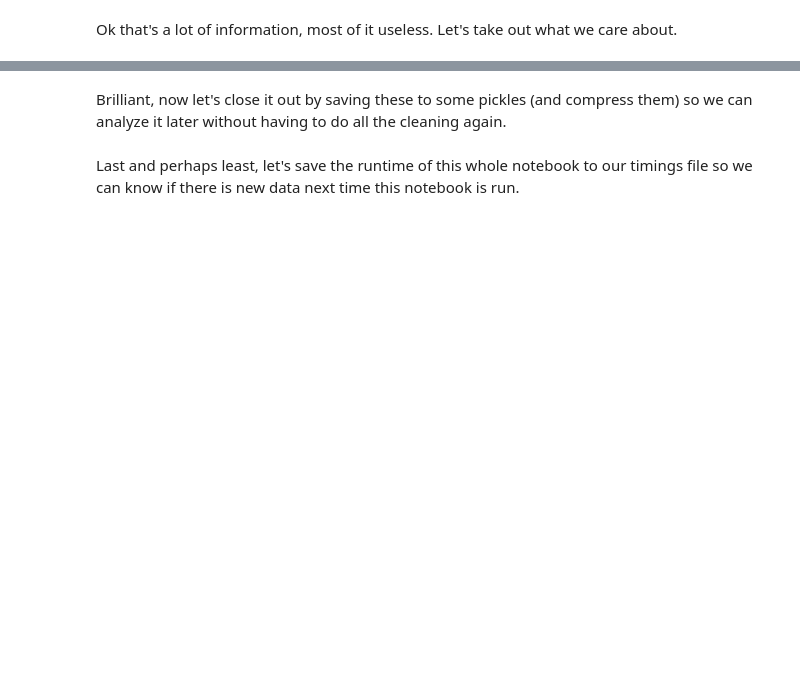
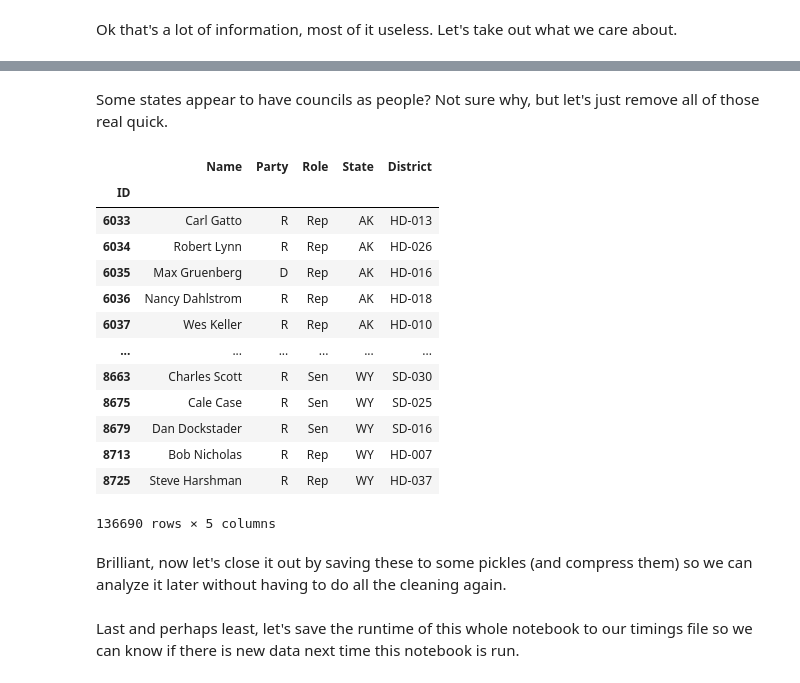
Before and after one commit to silas-wunder/LegiScan, a Jupyter notebook: data_cleaning.ipynb, the cells around one changed output, grey strips where cells are left out. Cells and saved outputs as stored; diff of their text form; code cells hidden in the pictures; blank space fills up the shorter version.

```diff
--- a/data_cleaning.ipynb
+++ b/data_cleaning.ipynb
@@ -350,3 +446,23 @@ people_df = people_df[people_df["District"] != ""]
+# %% [markdown]
+Some states appear to have councils as people? Not sure why, but let's just remove all of those real quick.
+# %%
+people = people[people["District"] != ""]
+people
+# %% [output]
+|  | Name | Party | Role | State | District |
+| ID |  |  |  |  |  |
+| 6033 | Carl Gatto | R | Rep | AK | HD-013 |
+| 6034 | Robert Lynn | R | Rep | AK | HD-026 |
+| 6035 | Max Gruenberg | D | Rep | AK | HD-016 |
+| 6036 | Nancy Dahlstrom | R | Rep | AK | HD-018 |
+| 6037 | Wes Keller | R | Rep | AK | HD-010 |
+| ... | ... | ... | ... | ... | ... |
+| 8663 | Charles Scott | R | Sen | WY | SD-030 |
+| 8675 | Cale Case | R | Sen | WY | SD-025 |
+| 8679 | Dan Dockstader | R | Sen | WY | SD-016 |
+| 8713 | Bob Nicholas | R | Rep | WY | HD-007 |
+| 8725 | Steve Harshman | R | Rep | WY | HD-037 |
+136690 rows × 5 columns
 # %% [markdown]
 Brilliant, now let's close it out by saving these to some pickles (and compress them) so we can analyze it later without having to do all the cleaning again.
 # %%
```
Also changed, not shown: parts of 46 cells of this notebook, 3 other files.
